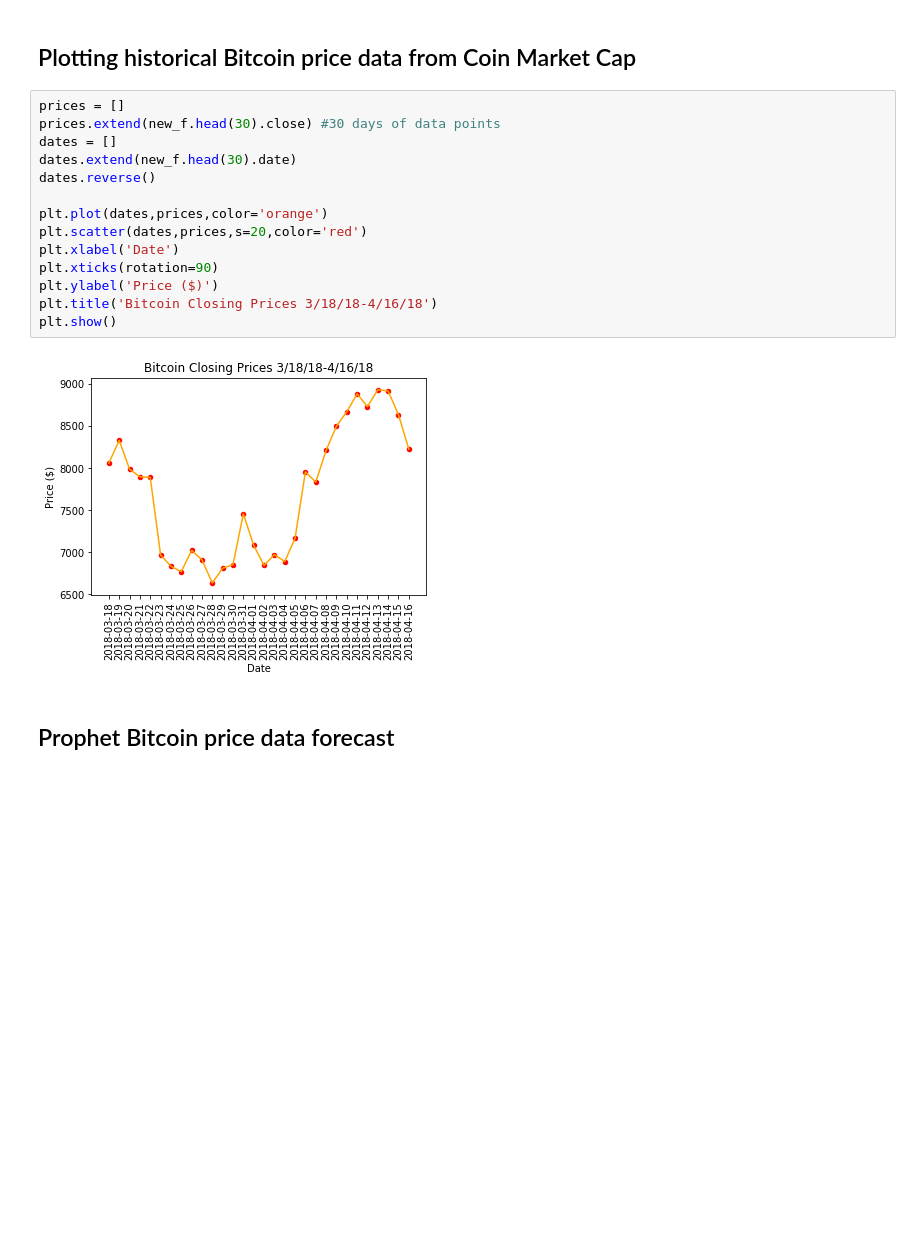
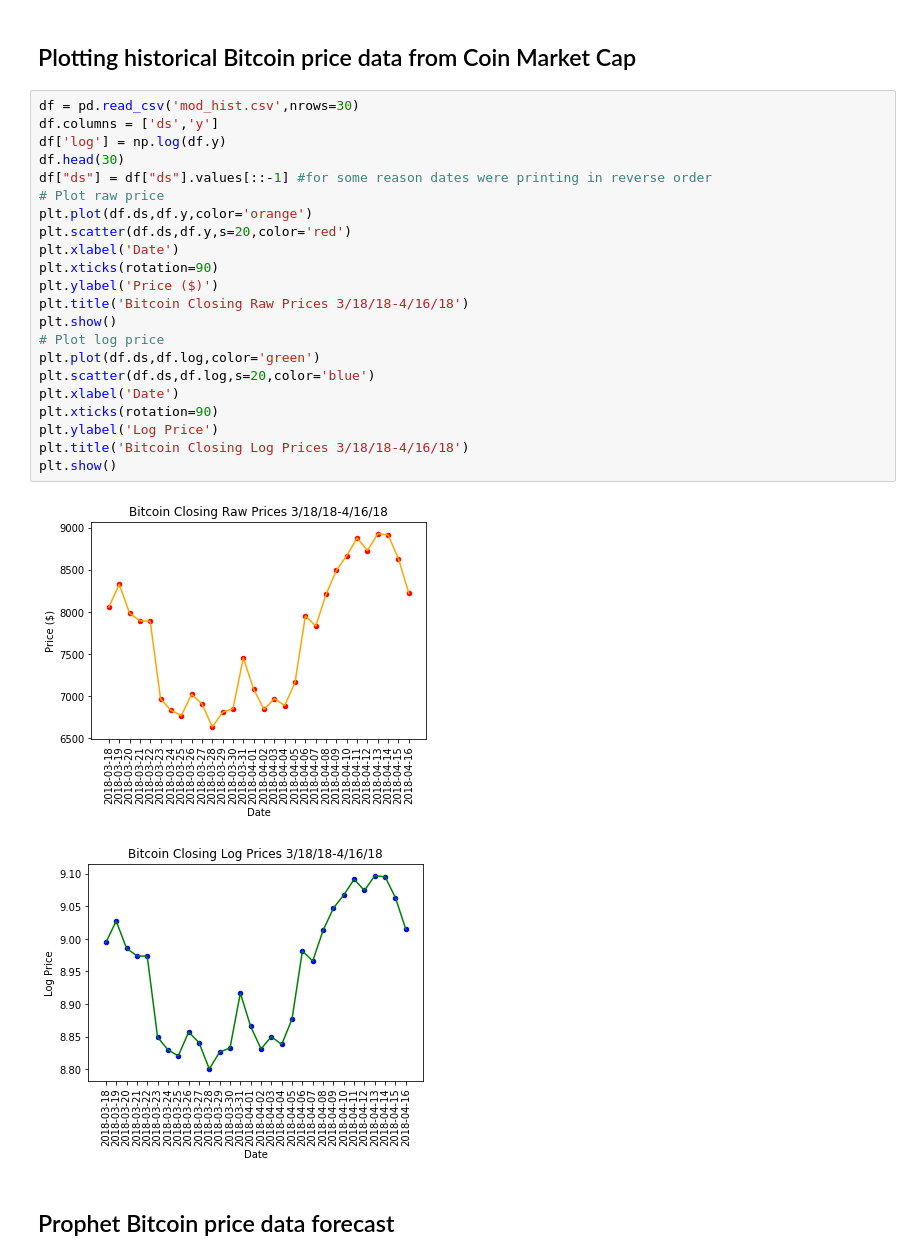
Before and after one commit to isatobo/it_prophet_quickstart, a Jupyter notebook: Notebook1.ipynb, the cells around one changed output. Cells and saved outputs as stored; diff of their text form; blank space fills up the shorter version.

```diff
--- a/Notebook1.ipynb
+++ b/Notebook1.ipynb
@@ -11,22 +11,31 @@ new_f = f[keep_col]
 new_f.to_csv("mod_hist.csv", index=False)
 # %% [markdown]
 ## Plotting historical Bitcoin price data from Coin Market Cap
-# %%
-prices = []
-prices.extend(new_f.head(30).close) #30 days of data points
-dates = []
-dates.extend(new_f.head(30).date)
-dates.reverse()
-
-plt.plot(dates,prices,color='orange')
-plt.scatter(dates,prices,s=20,color='red')
-plt.xlabel('Date')
-plt.xticks(rotation=90)
-plt.ylabel('Price ($)')
-plt.title('Bitcoin Closing Prices 3/18/18-4/16/18')
-plt.show()
-# %% [output]
-[figure, removed]
+# %%
+df = pd.read_csv('mod_hist.csv',nrows=30)
+df.columns = ['ds','y']
+df['log'] = np.log(df.y)
+df.head(30)
+df["ds"] = df["ds"].values[::-1] #for some reason dates were printing in reverse order
+# Plot raw price
+plt.plot(df.ds,df.y,color='orange')
+plt.scatter(df.ds,df.y,s=20,color='red')
+plt.xlabel('Date')
+plt.xticks(rotation=90)
+plt.ylabel('Price ($)')
+plt.title('Bitcoin Closing Raw Prices 3/18/18-4/16/18')
+plt.show()
+# Plot log price
+plt.plot(df.ds,df.log,color='green')
+plt.scatter(df.ds,df.log,s=20,color='blue')
+plt.xlabel('Date')
+plt.xticks(rotation=90)
+plt.ylabel('Log Price')
+plt.title('Bitcoin Closing Log Prices 3/18/18-4/16/18')
+plt.show()
+# %% [output]
+[figure, added]
+[figure, added]
 # %% [markdown]
 ## Prophet Bitcoin price data forecast
 # %%
```
